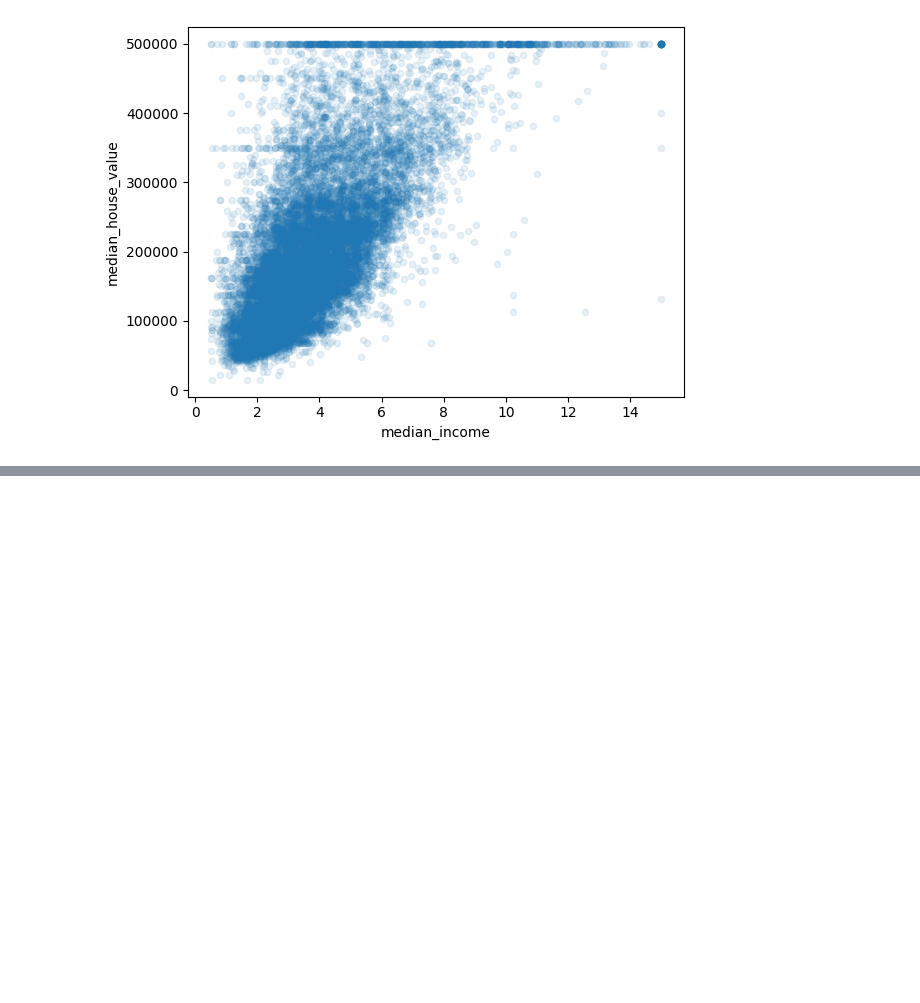
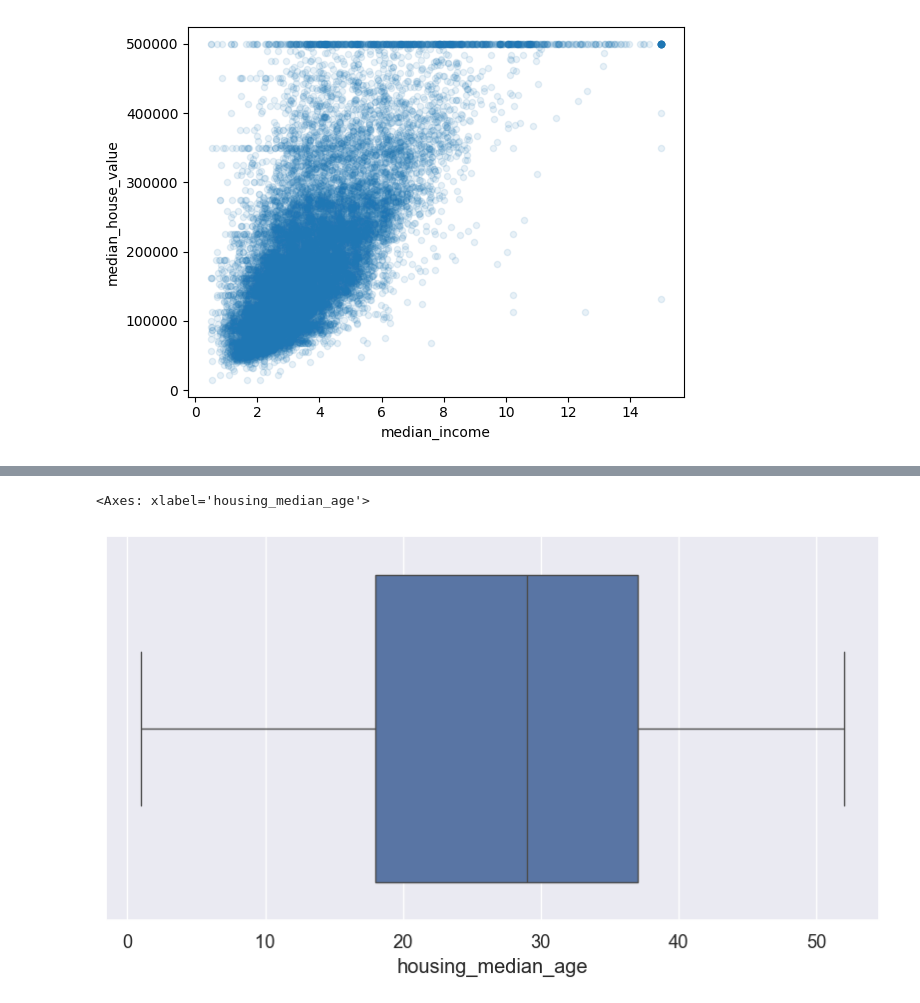
Before and after one commit to Abdullah2265Habib/california-housing-prediction-ml-project, a Jupyter notebook: California_Housing_Price_Prediction.ipynb, the cells around one changed output, grey strips where cells are left out. Cells and saved outputs as stored; diff of their text form; code cells hidden in the pictures; blank space fills up the shorter version.

```diff
--- a/California_Housing_Price_Prediction.ipynb
+++ b/California_Housing_Price_Prediction.ipynb
@@ -555,0 +180,5 @@ print("95% confidence interval for RMSE:", confidence_interval)
+# %%
+sns.boxplot(data = housing, x = "housing_median_age")
+# %% [output]
+<Axes: xlabel='housing_median_age'>
+[figure, added]
```
Also changed, not shown: parts of 57 cells of this notebook.
